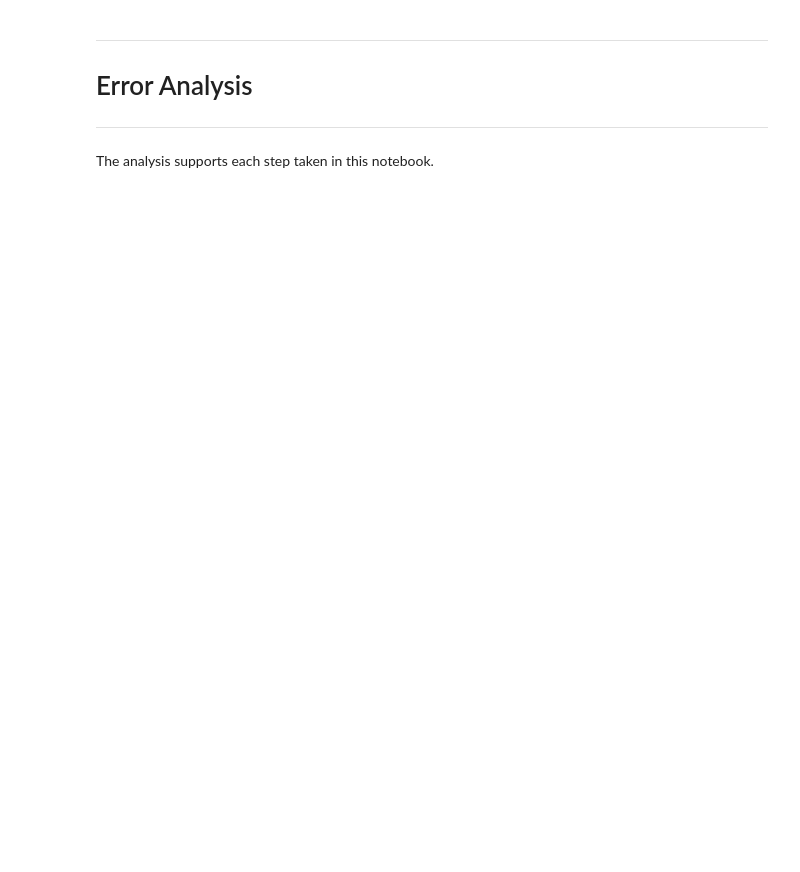
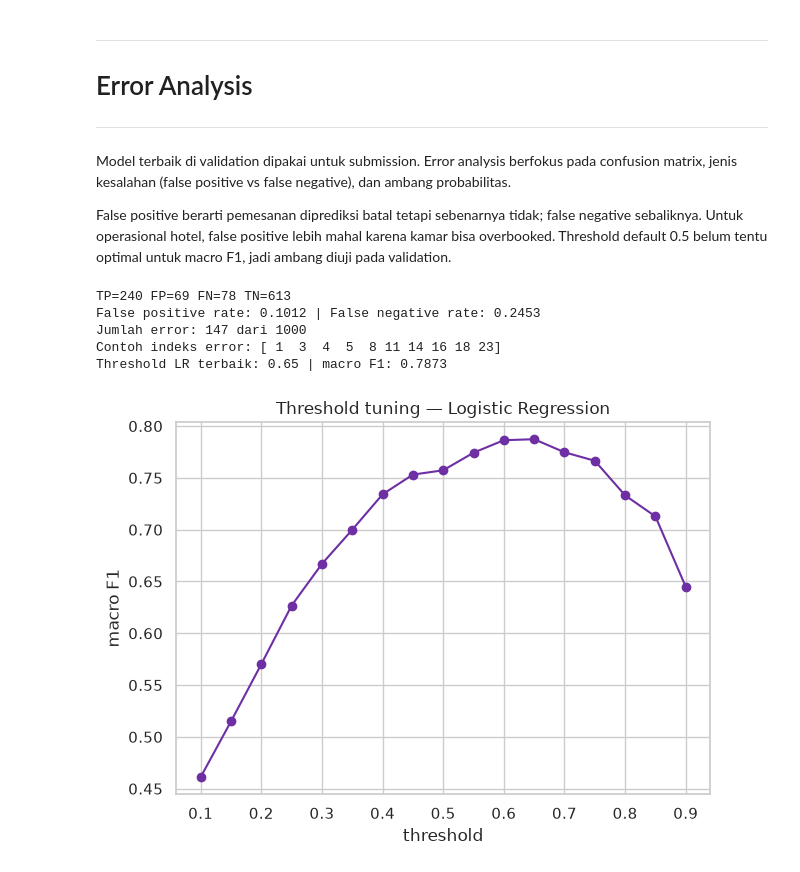
Before and after one commit to fariswirakusuma/Tubes_2_AI_AnthropicHire, a Jupyter notebook: notebooks/00_main_pipeline.ipynb, the cells around one changed output. Saved outputs shown, nothing was run; the diff lists cells and outputs as text; code cells hidden in the pictures; blank space fills up the shorter version.

Commit message:
feat: fill and execute main pipeline notebook

```diff
--- a/notebooks/00_main_pipeline.ipynb
+++ b/notebooks/00_main_pipeline.ipynb
@@ -344,4 +1040,41 @@ The final pipeline and model are fitted on the original training set, and the te
 
 ---
 # %% [markdown]
-The analysis supports each step taken in this notebook.
+Model terbaik di validation dipakai untuk submission. Error analysis berfokus
+pada confusion matrix, jenis kesalahan (false positive vs false negative), dan
+ambang probabilitas.
+
+False positive berarti pemesanan diprediksi batal tetapi sebenarnya tidak;
+false negative sebaliknya. Untuk operasional hotel, false positive lebih mahal
+karena kamar bisa overbooked. Threshold default 0.5 belum tentu optimal untuk
+macro F1, jadi ambang diuji pada validation.
+# %%
+pred_best = preds_eval[best_name]
+cm = confusion_matrix(y_eval, pred_best)
+tn, fp, fn, tp = cm.ravel()
+print(f"TP={tp} FP={fp} FN={fn} TN={tn}")
+print(f"False positive rate: {fp/(fp+tn):.4f} | False negative rate: {fn/(fn+tp):.4f}")
+
+errors = np.flatnonzero(pred_best != y_eval)
+print(f"Jumlah error: {len(errors)} dari {len(y_eval)}")
+print("Contoh indeks error:", errors[:10])
+
+if hasattr(logreg, "predict_proba"):
+    proba = logreg.predict_proba(X_val[eval_idx])[:, 1]
+    thresholds = np.linspace(0.1, 0.9, 17)
+    scores = [f1_score(y_eval, (proba >= t).astype(int), average="macro") for t in thresholds]
+    best_t = thresholds[int(np.argmax(scores))]
+    print(f"Threshold LR terbaik: {best_t:.2f} | macro F1: {max(scores):.4f}")
+    plt.plot(thresholds, scores, marker="o", color="#6d2fa3")
+    plt.xlabel("threshold")
+    plt.ylabel("macro F1")
+    plt.title("Threshold tuning — Logistic Regression")
+    plt.tight_layout()
+    plt.show()
+# %% [output]
+TP=240 FP=69 FN=78 TN=613
+False positive rate: 0.1012 | False negative rate: 0.2453
+Jumlah error: 147 dari 1000
+Contoh indeks error: [ 1  3  4  5  8 11 14 16 18 23]
+Threshold LR terbaik: 0.65 | macro F1: 0.7873
+[figure, added]
```
Also changed, not shown: parts of 39 cells of this notebook, 2 other files.
